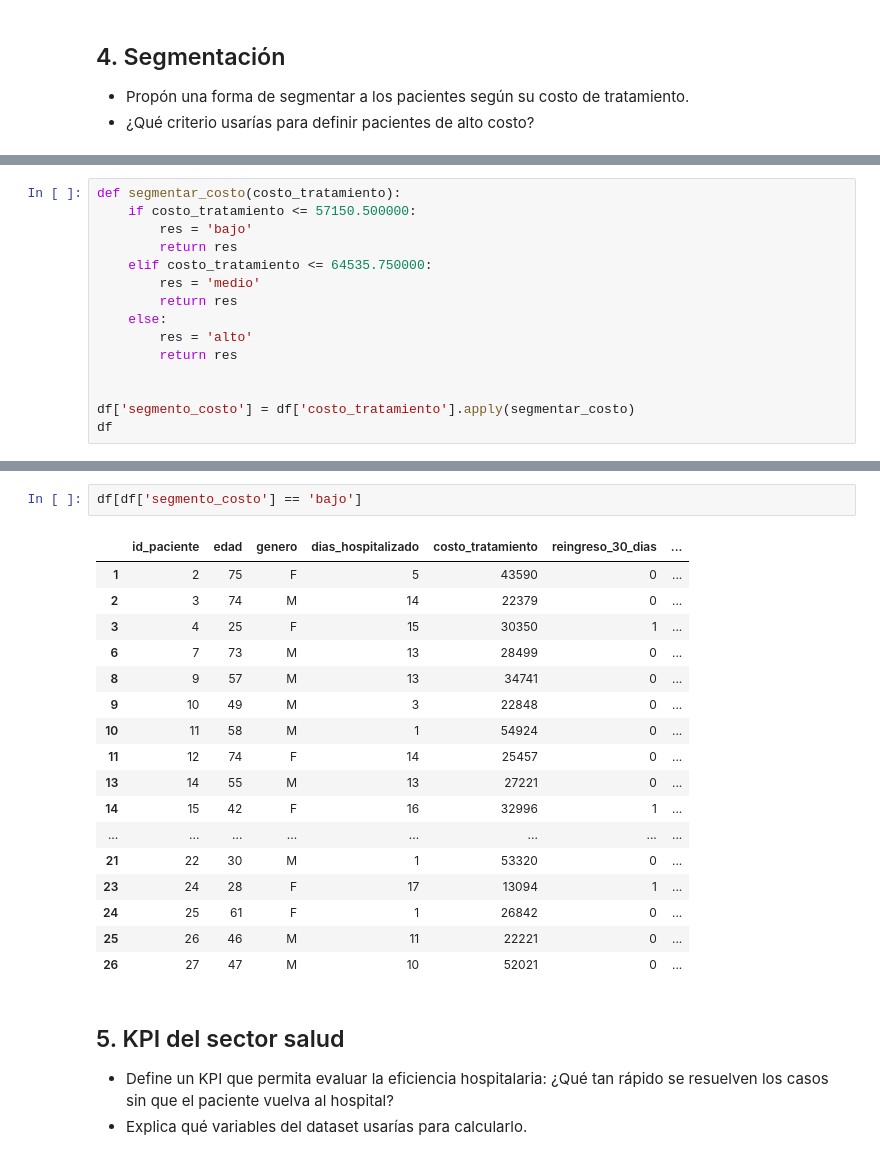
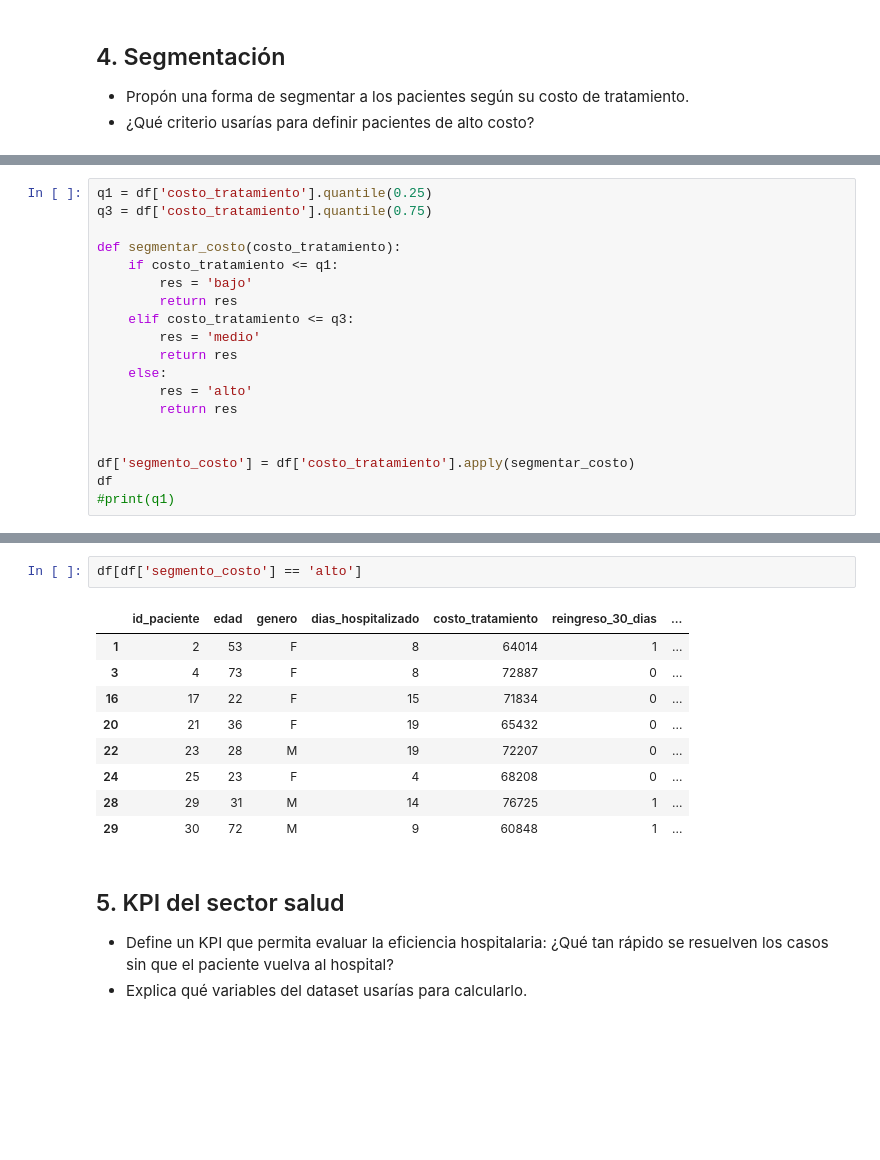
Before and after one commit to RodrigoGarcia96/entrenamientos, a Jupyter notebook: practica_2/practica_2.ipynb, the cells around one changed output, grey strips where cells are left out. Cells and saved outputs as stored; diff of their text form; blank space fills up the shorter version.

```diff
--- a/practica_2/practica_2.ipynb
+++ b/practica_2/practica_2.ipynb
@@ -133,10 +139,13 @@ max      77751.000000
 Name: costo_tratamiento, dtype: float64
 # %%
+q1 = df['costo_tratamiento'].quantile(0.25)
+q3 = df['costo_tratamiento'].quantile(0.75)
+
 def segmentar_costo(costo_tratamiento):
-    if costo_tratamiento <= 57150.500000:
+    if costo_tratamiento <= q1:
         res = 'bajo'
         return res
-    elif costo_tratamiento <= 64535.750000:
+    elif costo_tratamiento <= q3:
         res = 'medio'
         return res
     else:
@@ -146,5 +155,6 @@ def segmentar_costo(costo_tratamiento):
 
 df['segmento_costo'] = df['costo_tratamiento'].apply(segmentar_costo)
 df
+#print(q1)
 # %% [output]
 |  | id_paciente | edad | genero | dias_hospitalizado | costo_tratamiento | reingreso_30_dias | ... |
@@ -167,23 +177,15 @@ df
 # %%
-df[df['segmento_costo'] == 'bajo']
+df[df['segmento_costo'] == 'alto']
 # %% [output]
 |  | id_paciente | edad | genero | dias_hospitalizado | costo_tratamiento | reingreso_30_dias | ... |
-| 1 | 2 | 75 | F | 5 | 43590 | 0 | ... |
-| 2 | 3 | 74 | M | 14 | 22379 | 0 | ... |
-| 3 | 4 | 25 | F | 15 | 30350 | 1 | ... |
-| 6 | 7 | 73 | M | 13 | 28499 | 0 | ... |
-| 8 | 9 | 57 | M | 13 | 34741 | 0 | ... |
-| 9 | 10 | 49 | M | 3 | 22848 | 0 | ... |
-| 10 | 11 | 58 | M | 1 | 54924 | 0 | ... |
-| 11 | 12 | 74 | F | 14 | 25457 | 0 | ... |
-| 13 | 14 | 55 | M | 13 | 27221 | 0 | ... |
-| 14 | 15 | 42 | F | 16 | 32996 | 1 | ... |
-| ... | ... | ... | ... | ... | ... | ... | ... |
-| 21 | 22 | 30 | M | 1 | 53320 | 0 | ... |
-| 23 | 24 | 28 | F | 17 | 13094 | 1 | ... |
-| 24 | 25 | 61 | F | 1 | 26842 | 0 | ... |
-| 25 | 26 | 46 | M | 11 | 22221 | 0 | ... |
-| 26 | 27 | 47 | M | 10 | 52021 | 0 | ... |
+| 1 | 2 | 53 | F | 8 | 64014 | 1 | ... |
+| 3 | 4 | 73 | F | 8 | 72887 | 0 | ... |
+| 16 | 17 | 22 | F | 15 | 71834 | 0 | ... |
+| 20 | 21 | 36 | F | 19 | 65432 | 0 | ... |
+| 22 | 23 | 28 | M | 19 | 72207 | 0 | ... |
+| 24 | 25 | 23 | F | 4 | 68208 | 0 | ... |
+| 28 | 29 | 31 | M | 14 | 76725 | 1 | ... |
+| 29 | 30 | 72 | M | 9 | 60848 | 1 | ... |
 # %% [markdown]
 ## 5. KPI del sector salud
 - Define un KPI que permita evaluar la eficiencia hospitalaria: ¿Qué tan rápido se resuelven los casos sin que el paciente vuelva al hospital?
```
Also changed, not shown: parts of 13 cells of this notebook.
